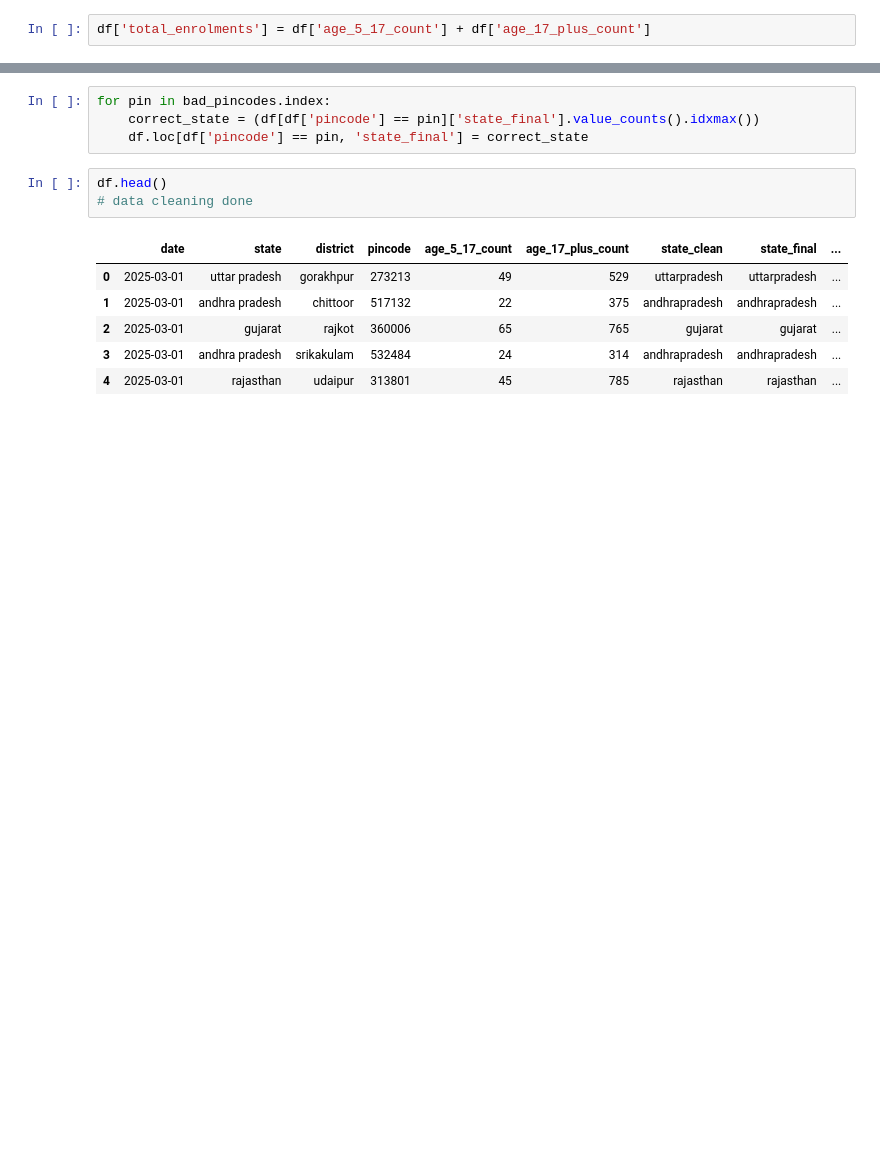
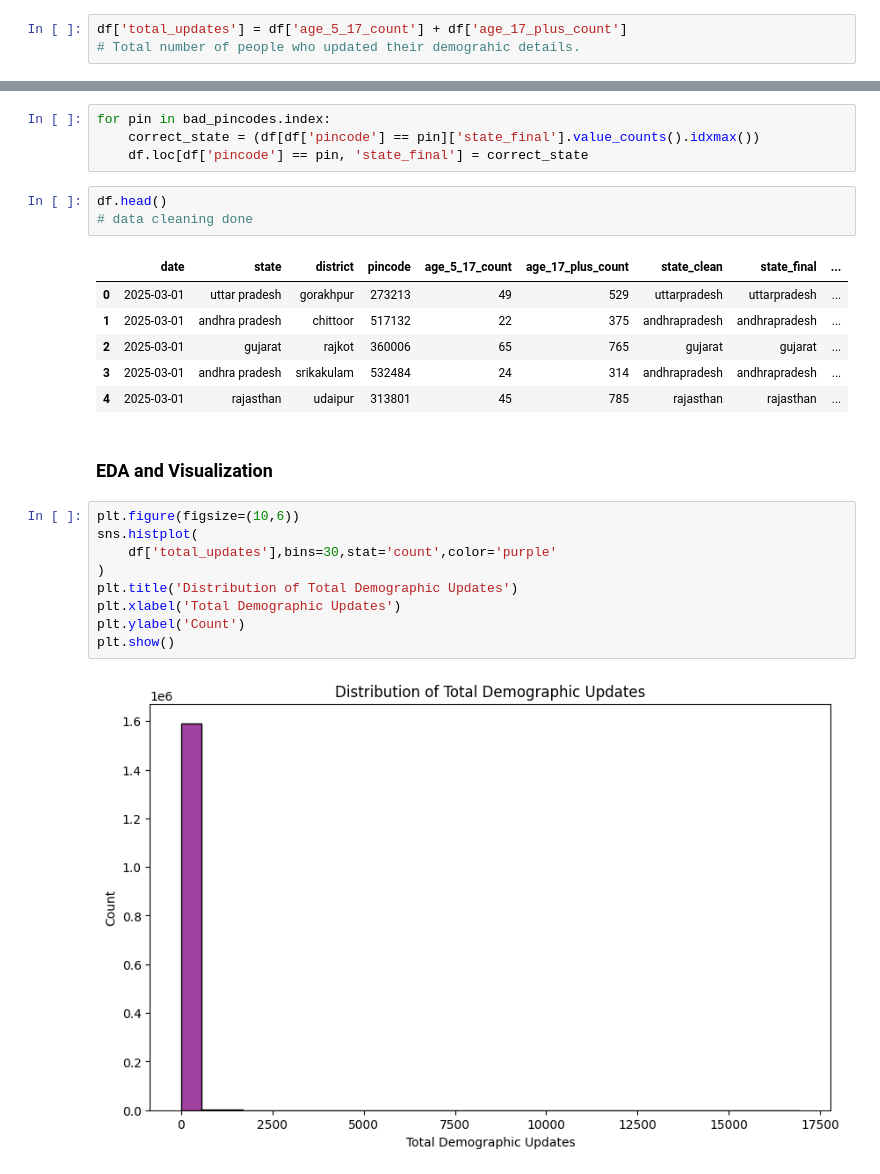
Before and after one commit to Mahii0107/aadhaar-analysis, a Jupyter notebook: Demographic.ipynb, the cells around one changed output, grey strips where cells are left out. Saved outputs shown, nothing was run; the diff lists cells and outputs as text; blank space fills up the shorter version.

Commit message:
Visualization in progress

```diff
--- a/Demographic.ipynb
+++ b/Demographic.ipynb
@@ -211,5 +215,6 @@ df.head()
 # %%
-df['total_enrolments'] = df['age_5_17_count'] + df['age_17_plus_count']
+df['total_updates'] = df['age_5_17_count'] + df['age_17_plus_count']
+# Total number of people who updated their demograhic details.
 # %%
 df['day'] = df['date'].dt.day
 df['month'] = df['date'].dt.month
@@ -266,3 +271,16 @@ df.head()
 | 2 | 2025-03-01 | gujarat | rajkot | 360006 | 65 | 765 | gujarat | gujarat | ... |
 | 3 | 2025-03-01 | andhra pradesh | srikakulam | 532484 | 24 | 314 | andhrapradesh | andhrapradesh | ... |
 | 4 | 2025-03-01 | rajasthan | udaipur | 313801 | 45 | 785 | rajasthan | rajasthan | ... |
+# %% [markdown]
+### EDA and Visualization
+# %%
+plt.figure(figsize=(10,6))
+sns.histplot(
+    df['total_updates'],bins=30,stat='count',color='purple'
+)
+plt.title('Distribution of Total Demographic Updates')
+plt.xlabel('Total Demographic Updates')
+plt.ylabel('Count')
+plt.show()
+# %% [output]
+[figure, added]
```
Also changed, not shown: parts of 8 cells of this notebook.
